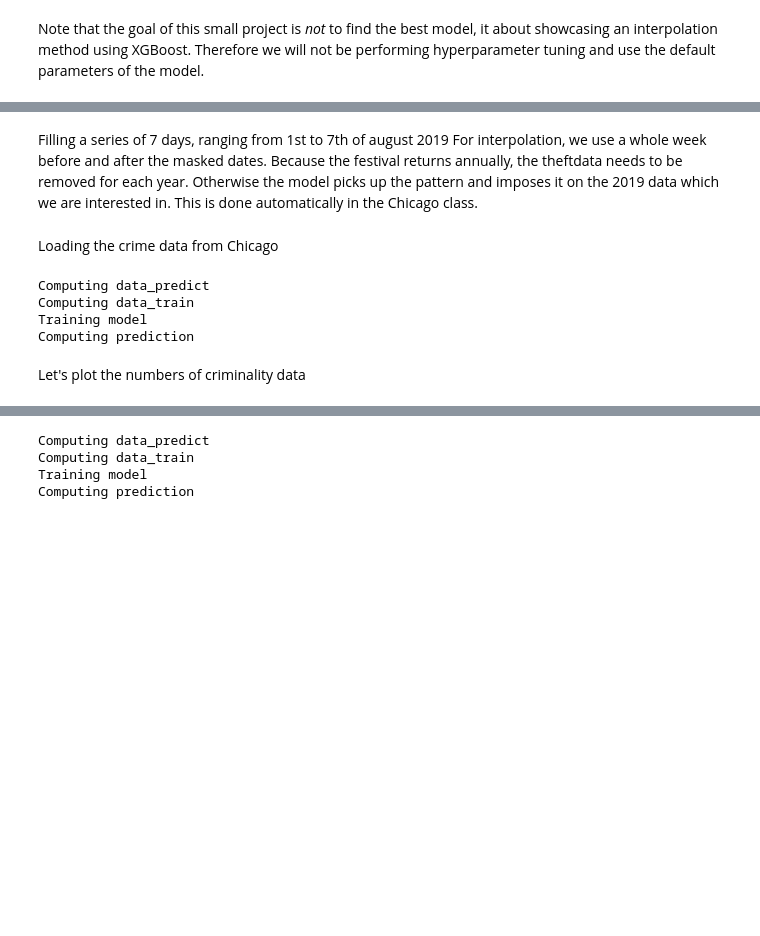
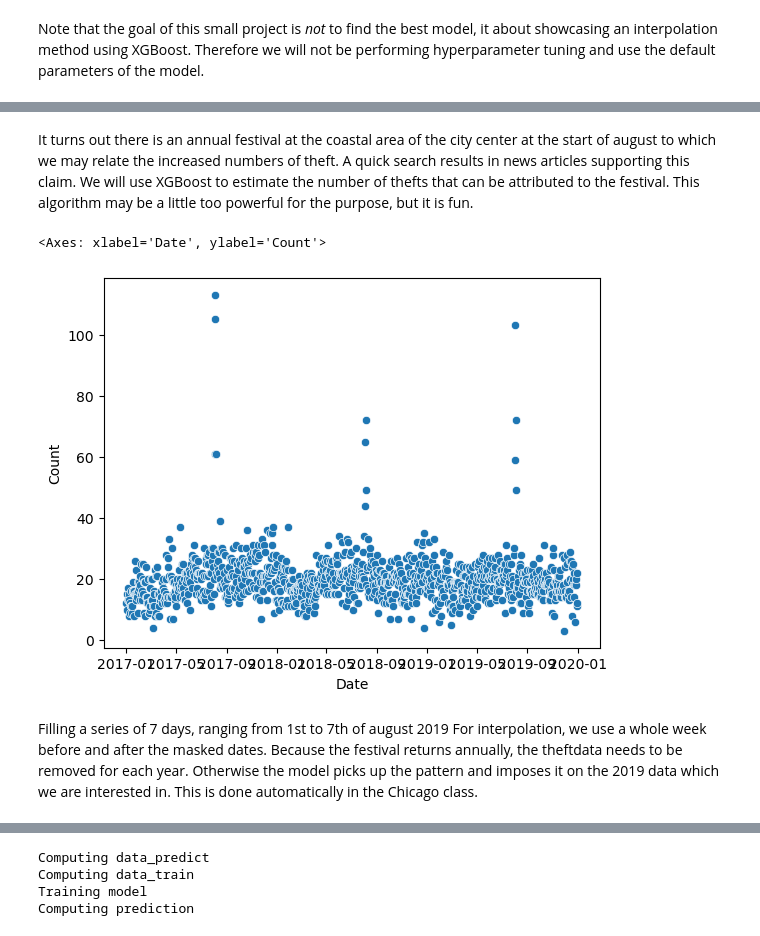
Before and after one commit to Sgouwens/Chicago-model, a Jupyter notebook: chicago analysis.ipynb, the cells around one changed output, grey strips where cells are left out. Drawn from its saved outputs; the diff is of its cells as text; code cells hidden in the pictures; blank space fills up the shorter version.

```diff
--- a/chicago analysis.ipynb
+++ b/chicago analysis.ipynb
@@ -36,3 +69,17 @@ data_agg = data_agg[data_agg["Date"].dt.year >= 2019]
+# %% [markdown]
+It turns out there is an annual festival at the coastal area of the city center at the start of august to which we may relate the increased numbers of theft. A quick search results in news articles supporting this claim. We will use XGBoost to estimate the number of thefts that can be attributed to the festival. This algorithm may be a little too powerful for the purpose, but it is fun.
+# %%
+df_locations = df[(df["Longitude"]==-87.615) & (df["Latitude"]==41.885) & (df["Date"].dt.year>=2017)]
+
+df_locations = (df_locations.groupby(["Longitude", "Latitude", "Date"])["Count"]
+                .sum()
+                .reset_index()
+               )
+
+sns.scatterplot(x="Date", y="Count", data=df_locations)
+# %% [output]
+<Axes: xlabel='Date', ylabel='Count'>
+[figure, added]
 # %% [markdown]
 Filling a series of 7 days, ranging from 1st to 7th of august 2019
 For interpolation, we use a whole week before and after the masked dates. Because the festival returns annually, the theftdata needs to be removed for each year. Otherwise the model picks up the pattern and imposes it on the 2019 data which we are interested in. This is done automatically in the Chicago class.
@@ -40,14 +87,3 @@ For interpolation, we use a whole week before and after the masked dates. Becaus
 fill_days = 7
 with_number = 7
 first_date_interval = pd.to_datetime('8-1-2019')
-# %% [markdown]
-Loading the crime data from Chicago
-# %%
-data = Chicago()
-# %% [output]
-Computing data_predict
-Computing data_train
-Training model
-Computing prediction
-# %% [markdown]
-Let's plot the numbers of criminality data
```
Also changed, not shown: parts of 12 cells of this notebook.
